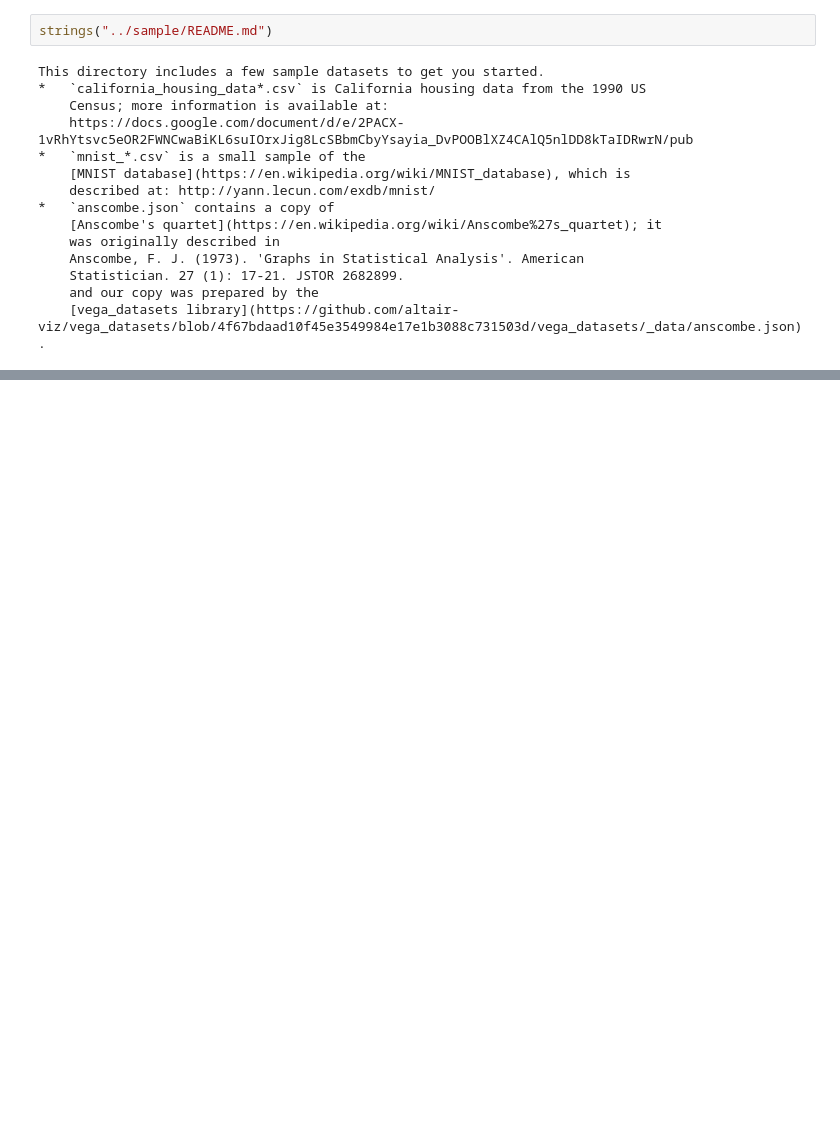
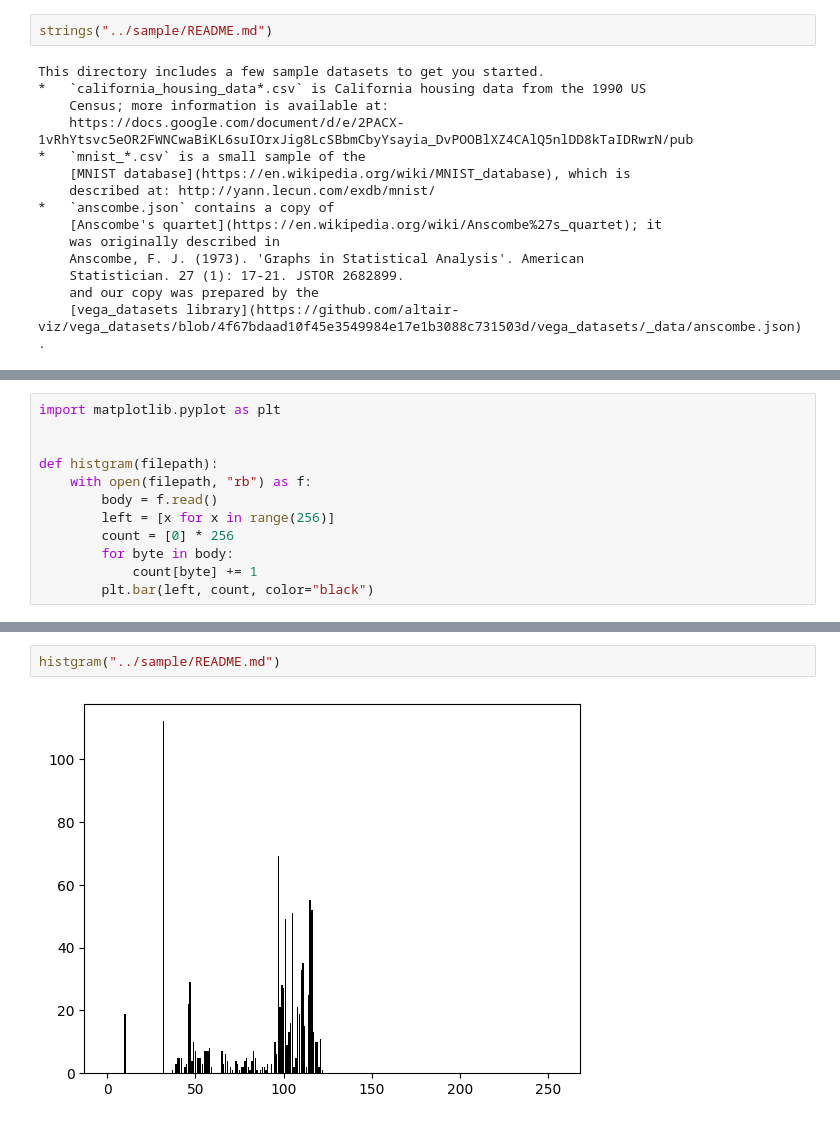
Before and after one commit to maton369/Python_Binary, a Jupyter notebook: chapter2/0.ipynb, the cells around one changed output, grey strips where cells are left out. Cells and saved outputs as stored; diff of their text form; blank space fills up the shorter version.

```diff
--- a/chapter2/0.ipynb
+++ b/chapter2/0.ipynb
@@ -164,0 +183,12 @@ strings(/bin/ls)
+# %%
+import matplotlib.pyplot as plt
+
+
+def histgram(filepath):
+    with open(filepath, "rb") as f:
+        body = f.read()
+        left = [x for x in range(256)]
+        count = [0] * 256
+        for byte in body:
+            count[byte] += 1
+        plt.bar(left, count, color="black")
@@ -164,0 +259,4 @@ strings(/bin/ls)
+# %%
+histgram("../sample/README.md")
+# %% [output]
+[figure, added]
```
Also changed, not shown: parts of 3 cells of this notebook.
